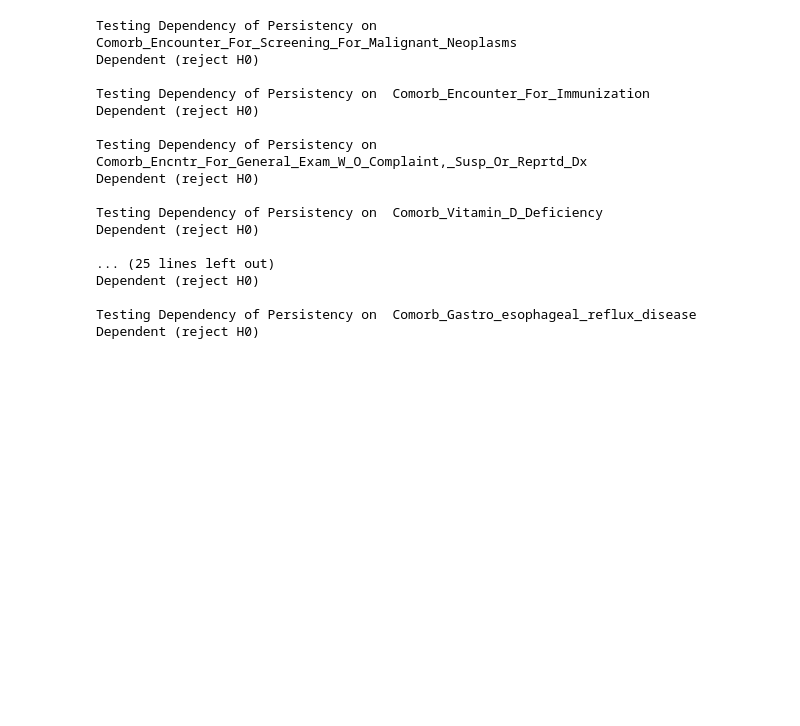
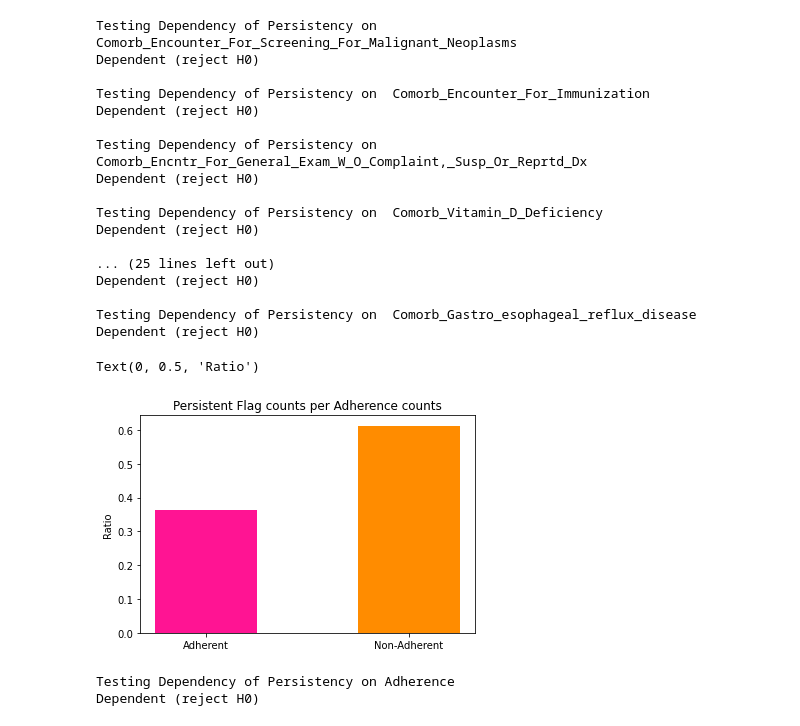
Before and after one commit to Omar-Safwat/HealthCare_project, a Jupyter notebook: Week_10-11/EDA.ipynb, the cells around one changed output. Saved outputs shown, nothing was run; the diff lists cells and outputs as text; code cells hidden in the pictures; blank space fills up the shorter version.

Commit message:
Update Omar: Added Adherence EDA

```diff
--- a/Week_10-11/EDA.ipynb
+++ b/Week_10-11/EDA.ipynb
@@ -323,3 +323,28 @@ Dependent (reject H0)
 
 Testing Dependency of Persistency on  Comorb_Gastro_esophageal_reflux_disease
 Dependent (reject H0)
+# %%
+#Plotting Persistency flags against adherence
+fig2, ax2 = plt.subplots()
+
+adherent_persist_height= pd.crosstab(index=df_eda_omar['P_F'], columns=df_eda_omar['A_F']).loc['Persistent', 'Adherent'] / df_eda_omar['A_F'].value_counts()['Adherent']
+non_adherent_persist_height = pd.crosstab(index=df_eda_omar['P_F'], columns=df_eda_omar['A_F']).loc['Persistent', 'Non-Adherent'] / df_eda_omar['A_F'].value_counts()['Non-Adherent']
+
+x = np.array([1, 2])
+ax2.bar(x=x[0], height=adherent_persist_height, width=0.5, color='deeppink')
+ax2.bar(x=x[1], height=non_adherent_persist_height, width=0.5, color='darkorange')
+
+ax2.set_title('Persistent Flag counts per Adherence counts')
+ax2.set_xticks(x)
+ax2.set_xticklabels(['Adherent', 'Non-Adherent'])
+ax2.set_ylabel('Ratio')
+# %% [output]
+Text(0, 0.5, 'Ratio')
+[figure, added]
+# %%
+table = pd.crosstab(index=df_eda_omar['P_F'], columns=df_eda_omar['A_F'])
+print('Testing Dependency of Persistency on Adherence')
+independence_test(table)
+# %% [output]
+Testing Dependency of Persistency on Adherence
+Dependent (reject H0)
```
